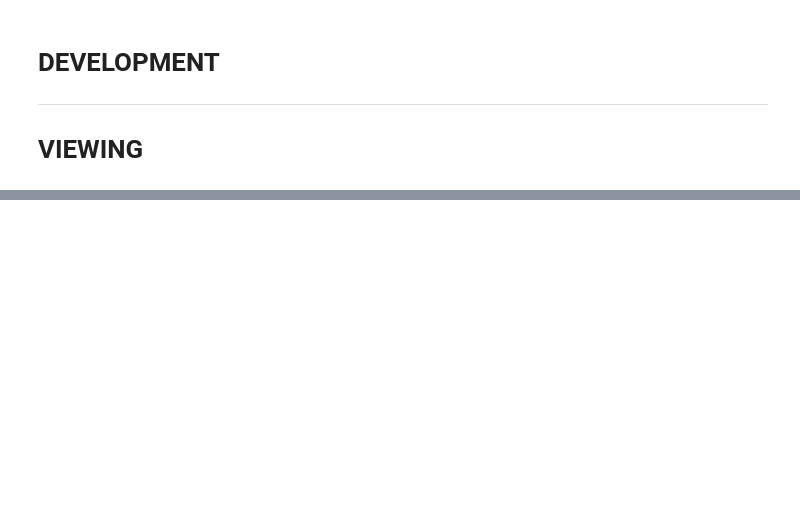
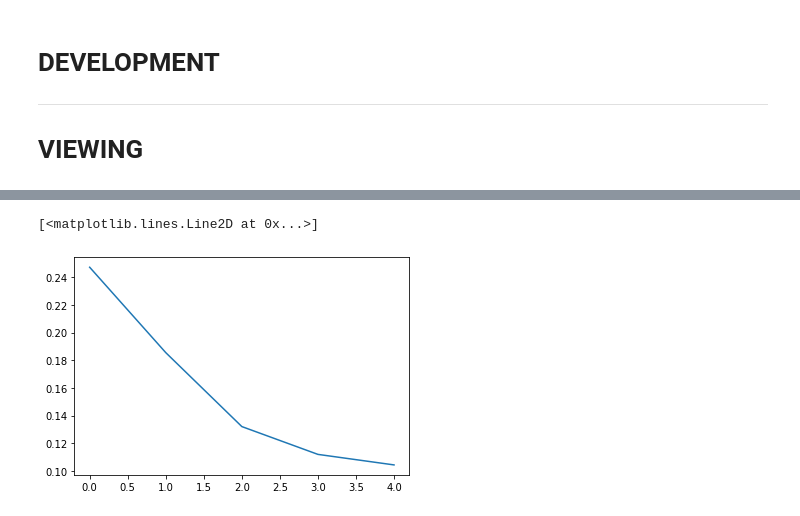
Before and after one commit to agmeyer4/CO2_Eddy, a Jupyter notebook: ML.ipynb, the cells around one changed output, grey strips where cells are left out. Saved outputs shown, nothing was run; the diff lists cells and outputs as text; code cells hidden in the pictures; blank space fills up the shorter version.

Commit message:
started work with classes for ML models

```diff
--- a/ML.ipynb
+++ b/ML.ipynb
@@ -299,3 +309,0 @@ print("Loaded model from disk")
-# %%
-#Get train/test
-X_train,X_test,y_train,y_test,min_max_scalar = process_for_ML_test(['Pic_CO2','ANEM_X','ANEM_Y','ANEM_Z','wd','ws'],15,6)
@@ -305,0 +341,20 @@ model.summary()
+# %%
+# root mean squared error (rmse) for regression
+def rmse(y_true, y_pred):
+    from keras import backend
+    return backend.sqrt(backend.mean(backend.square(y_pred - y_true), axis=-1))
+def r_square(y_true, y_pred):
+    from keras import backend as K
+    SS_res =  K.sum(K.square(y_true - y_pred))
+    SS_tot = K.sum(K.square(y_true - K.mean(y_true)))
+    return (1 - SS_res/(SS_tot + K.epsilon()))
+
+#Train Model
+model = Sequential()
+model.add(LSTM(128,activation='relu'))
+model.add(Dropout(0.2))
+model.add(Dense(1,activation = 'sigmoid'))
+opt = tf.keras.optimizers.Adam(lr=1e-3,decay=1e-5)
+
+model.compile(loss='mse',optimizer=opt,metrics=["mean_squared_error", rmse, r_square])
+history = model.fit(X_train,y_train,epochs=5,batch_size=20,validation_data=(X_test,y_test))
@@ -306,7 +373,10 @@ model.summary()
 # %%
 hist_df = pd.DataFrame(history.history)
-plt.plot(hist_df['loss'])
+plt.plot(hist_df['rmse'])
 #plt.plot(history['val_accuracy'])
 #plt.plot(history['loss'])
 #plt.plot(history['val_loss'])
+# %% [output]
+[<matplotlib.lines.Line2D at 0x...>]
+[figure, added]
 # %%
```
Also changed, not shown: parts of 27 cells of this notebook, 1 other file.
